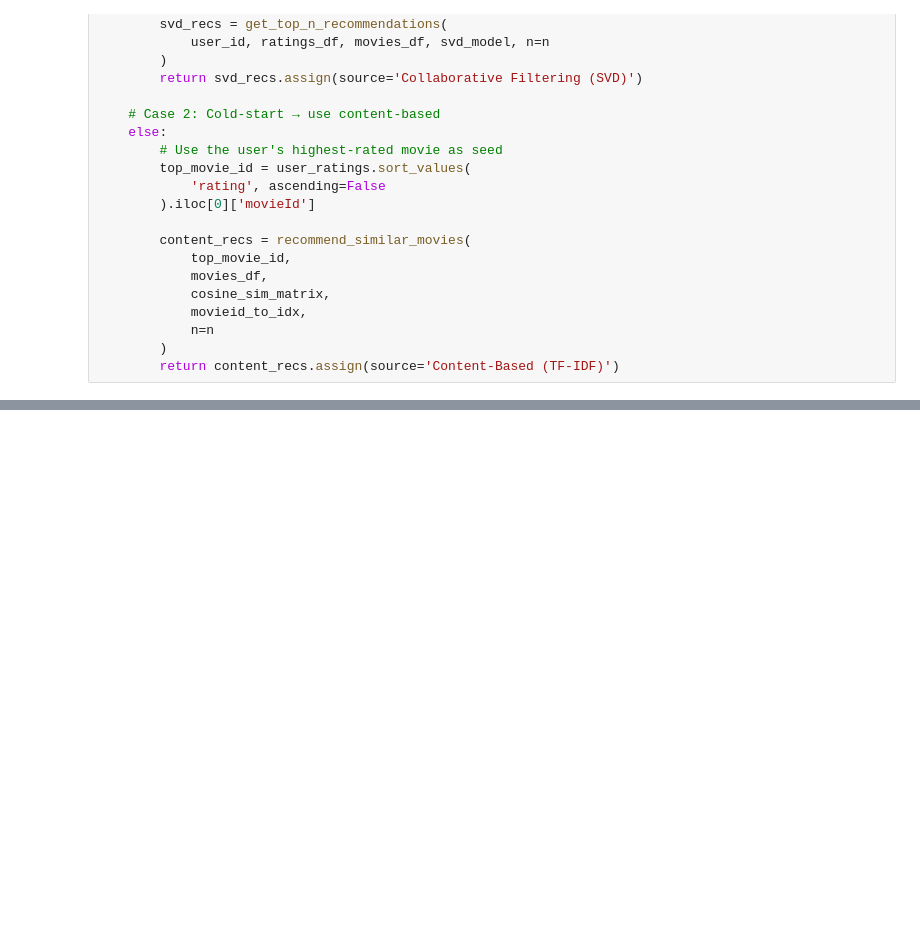
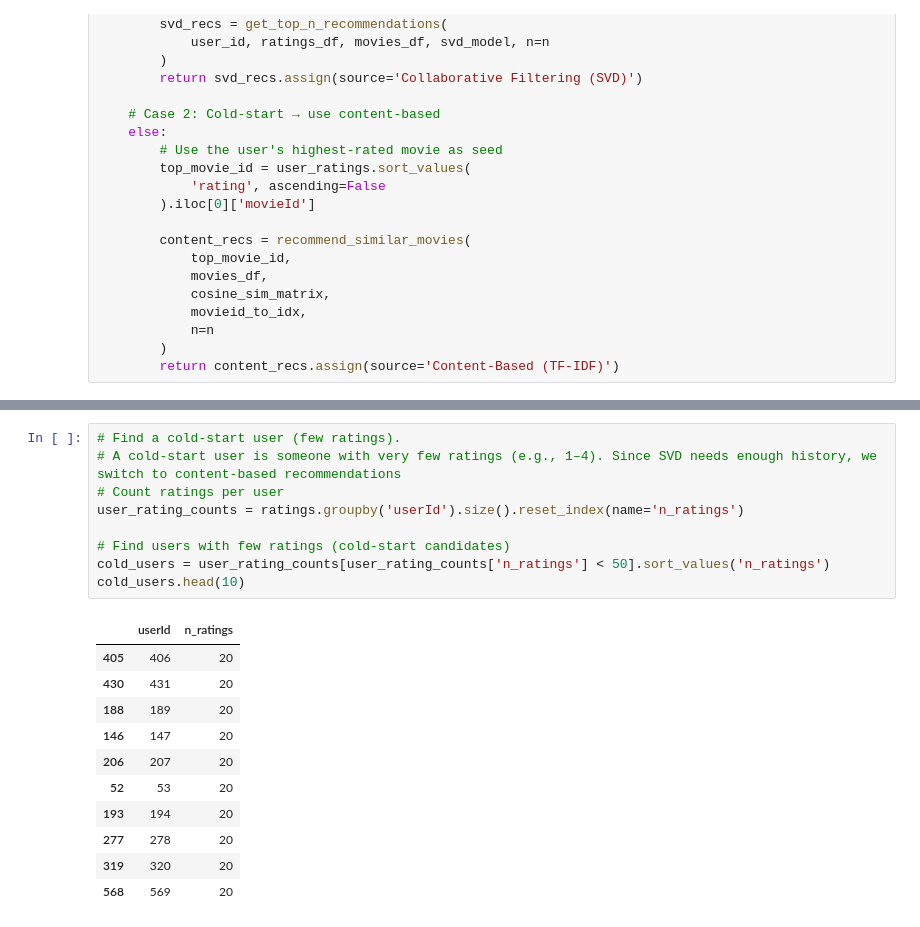
Before and after one commit to Vincent-Muteti/A-Hybrid-Movie-Recommendation-System-using-Machine-Learning, a Jupyter notebook: index.ipynb, the cells around one changed output, grey strips where cells are left out. Saved outputs shown, nothing was run; the diff lists cells and outputs as text; blank space fills up the shorter version.

```diff
--- a/index.ipynb
+++ b/index.ipynb
@@ -493,0 +500,21 @@ def hybrid_recommendations(
+# %%
+# Find a cold-start user (few ratings).
+# A cold-start user is someone with very few ratings (e.g., 1–4). Since SVD needs enough history, we switch to content-based recommendations
+# Count ratings per user
+user_rating_counts = ratings.groupby('userId').size().reset_index(name='n_ratings')
+
+# Find users with few ratings (cold-start candidates)
+cold_users = user_rating_counts[user_rating_counts['n_ratings'] < 50].sort_values('n_ratings')
+cold_users.head(10)
+# %% [output]
+|  | userId | n_ratings |
+| 405 | 406 | 20 |
+| 430 | 431 | 20 |
+| 188 | 189 | 20 |
+| 146 | 147 | 20 |
+| 206 | 207 | 20 |
+| 52 | 53 | 20 |
+| 193 | 194 | 20 |
+| 277 | 278 | 20 |
+| 319 | 320 | 20 |
+| 568 | 569 | 20 |
```
Also changed, not shown: parts of 3 cells of this notebook.
